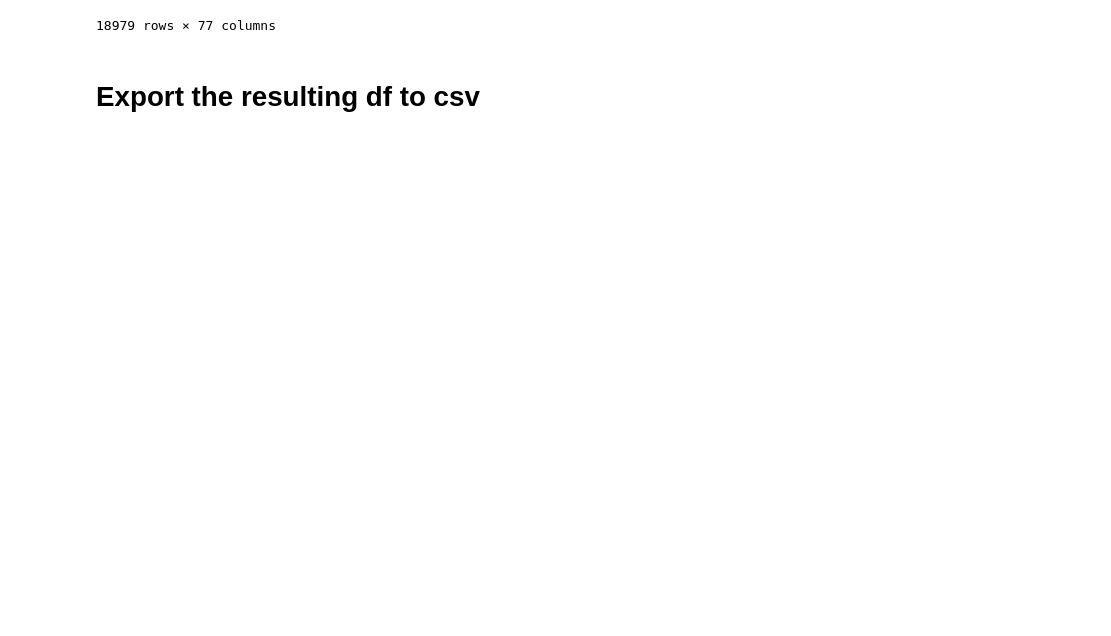
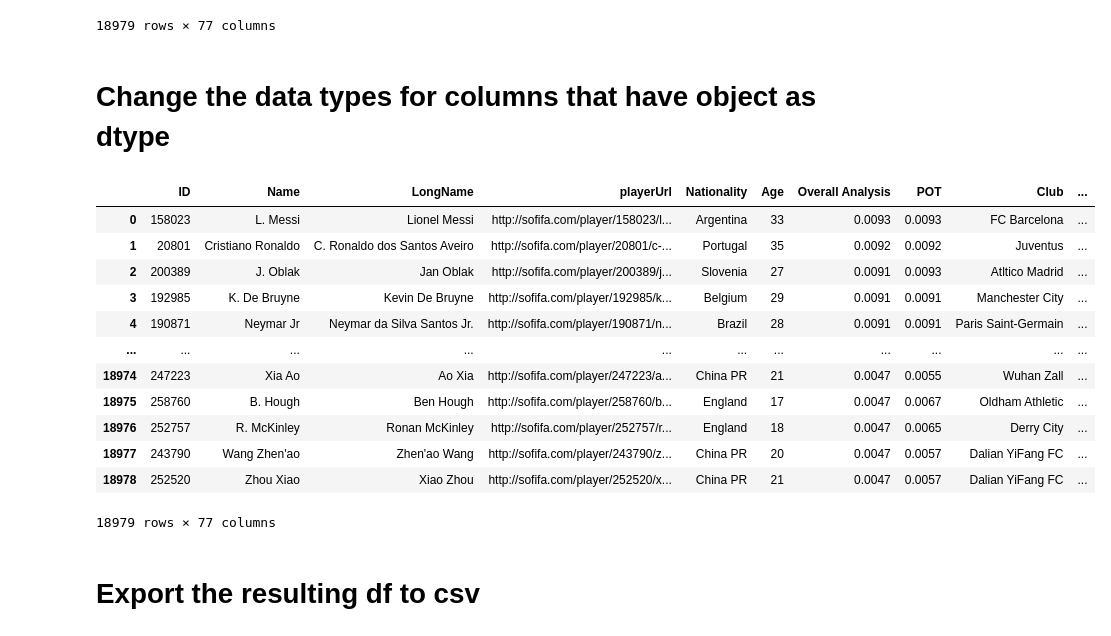
Before and after one commit to rezarex/DSPortfolio, a Jupyter notebook: data_cleaning.ipynb, the cells around one changed output. Drawn from its saved outputs; the diff is of its cells as text; code cells hidden in the pictures; blank space fills up the shorter version.

```diff
--- a/data_cleaning.ipynb
+++ b/data_cleaning.ipynb
@@ -153,3 +153,38 @@ df_subset_02
 | 18977 | 243790 | Wang Zhen'ao | Zhen'ao Wang | http://sofifa.com/player/243790/z... | China PR | 20 | 47 | 57 | Dalian YiFang FC | 2020 ~ 2022 | ... |
 | 18978 | 252520 | Zhou Xiao | Xiao Zhou | http://sofifa.com/player/252520/x... | China PR | 21 | 47 | 57 | Dalian YiFang FC | 2019 ~ 2023 | ... |
 18979 rows × 77 columns
+# %% [markdown]
+# **Change the data types for columns that have object as dtype**
+# %%
+df_subset_02['Age'] = df_subset_02['Age'].astype('int64')
+# %%
+df_subset_02['ID'] = df_subset_02['ID'].astype('int64')
+# %%
+df_subset_02['On Loan'] = df_subset_02['On Loan'].astype('bool')
+# %%
+df_subset_02.rename(columns={'↓OVA': 'Overall Analysis'},
+          inplace=True, errors='raise')
+# %%
+cols = ['Overall Analysis', 'POT', 'BOV', 'Crossing', 'Finishing','Heading Accuracy', 'Short Passing', 'Volleys','Dribbling','Curve', 'FK Accuracy', 'Long Passing', 'Ball Control','Acceleration', 'Sprint Speed', 'Agility', 'Reactions', 'Balance',
+        'Shot Power', 'Jumping', 'Stamina', 'Strength', 'Long Shots','Aggression', 'Interceptions', 'Positioning', 'Vision',
+       'Penalties', 'Composure', 'Defending', 'Marking', 'Standing Tackle',
+       'Sliding Tackle', 'GK Diving', 'GK Handling',
+       'GK Kicking', 'GK Positioning', 'GK Reflexes','PAC', 'SHO', 'PAS',
+       'DRI', 'DEF', 'PHY']
+
+df_subset_02[cols] = df_subset_02[cols].astype('float64')/100
+df_subset_02
+# %% [output]
+|  | ID | Name | LongName | playerUrl | Nationality | Age | Overall Analysis | POT | Club | ... |
+| 0 | 158023 | L. Messi | Lionel Messi | http://sofifa.com/player/158023/l... | Argentina | 33 | 0.0093 | 0.0093 | FC Barcelona | ... |
+| 1 | 20801 | Cristiano Ronaldo | C. Ronaldo dos Santos Aveiro | http://sofifa.com/player/20801/c-... | Portugal | 35 | 0.0092 | 0.0092 | Juventus | ... |
+| 2 | 200389 | J. Oblak | Jan Oblak | http://sofifa.com/player/200389/j... | Slovenia | 27 | 0.0091 | 0.0093 | Atltico Madrid | ... |
+| 3 | 192985 | K. De Bruyne | Kevin De Bruyne | http://sofifa.com/player/192985/k... | Belgium | 29 | 0.0091 | 0.0091 | Manchester City | ... |
+| 4 | 190871 | Neymar Jr | Neymar da Silva Santos Jr. | http://sofifa.com/player/190871/n... | Brazil | 28 | 0.0091 | 0.0091 | Paris Saint-Germain | ... |
+| ... | ... | ... | ... | ... | ... | ... | ... | ... | ... | ... |
+| 18974 | 247223 | Xia Ao | Ao Xia | http://sofifa.com/player/247223/a... | China PR | 21 | 0.0047 | 0.0055 | Wuhan Zall | ... |
+| 18975 | 258760 | B. Hough | Ben Hough | http://sofifa.com/player/258760/b... | England | 17 | 0.0047 | 0.0067 | Oldham Athletic | ... |
+| 18976 | 252757 | R. McKinley | Ronan McKinley | http://sofifa.com/player/252757/r... | England | 18 | 0.0047 | 0.0065 | Derry City | ... |
+| 18977 | 243790 | Wang Zhen'ao | Zhen'ao Wang | http://sofifa.com/player/243790/z... | China PR | 20 | 0.0047 | 0.0057 | Dalian YiFang FC | ... |
+| 18978 | 252520 | Zhou Xiao | Xiao Zhou | http://sofifa.com/player/252520/x... | China PR | 21 | 0.0047 | 0.0057 | Dalian YiFang FC | ... |
+18979 rows × 77 columns
```
Also changed, not shown: parts of 5 cells of this notebook.
